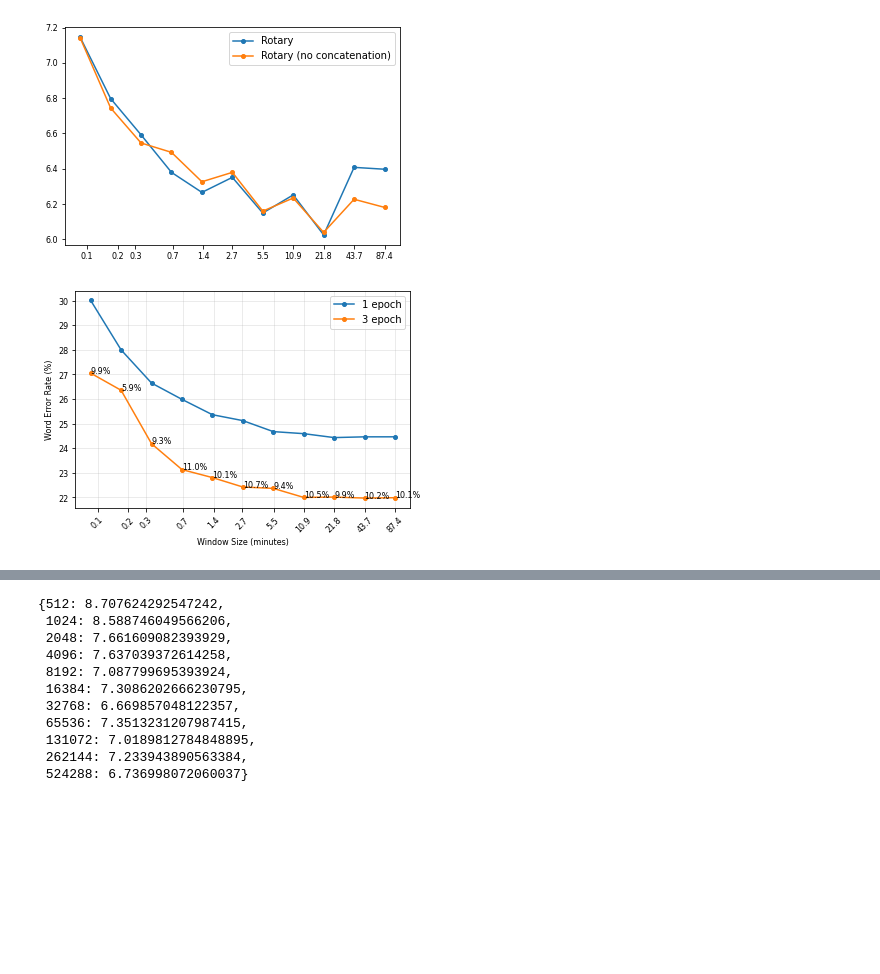
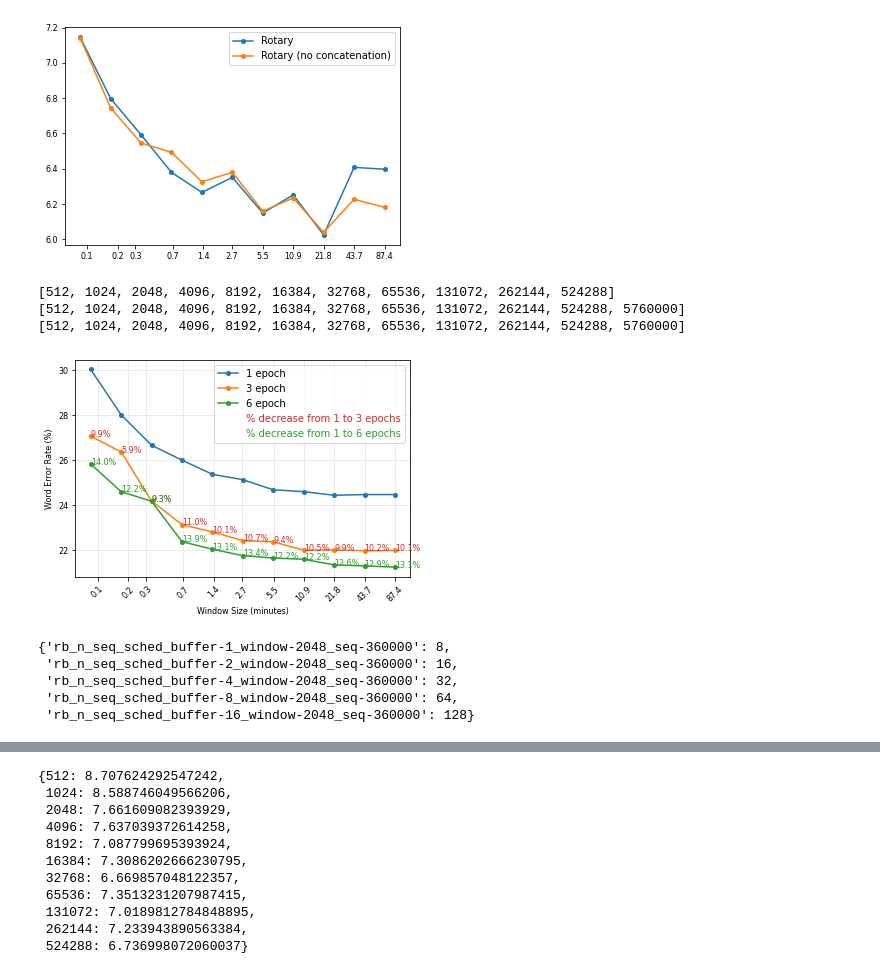
Before and after one commit to robflynnyh/long-context-asr, a Jupyter notebook: eval/results/eval.ipynb, the cells around one changed output, grey strips where cells are left out. Saved outputs shown, nothing was run; the diff lists cells and outputs as text; code cells hidden in the pictures; blank space fills up the shorter version.

```diff
--- a/eval/results/eval.ipynb
+++ b/eval/results/eval.ipynb
@@ -762,8 +762,12 @@ def get_windowed_data(csv, dataset='earnings22_full', subsampling=8, average_dup
 
         if id not in data_dict: data_dict[id] = [wer_entry]
         else: data_dict[id].append(wer_entry)
+    print(sorted(list(data_dict.keys())))
+    if 5760000 in data_dict: del data_dict[5760000]
+    # if 524288 in data_dict:
+    #     data_dict[360000] = data_dict[524288]
+    #     del data_dict[524288]
 
-    if 5760000 in data_dict: del data_dict[5760000]
 
     if not return_all:
         for key in data_dict.keys():
@@ -783,33 +787,72 @@ d = 'earnings22_full'
 
 csv1 = pd.read_csv('evals_rotary_pre_windowed.csv')
 data = get_windowed_data(csv1, dataset=d)
 csv2 = pd.read_csv('3epoch_pre_windowed.csv')
 data2 = get_windowed_data(csv2, dataset=d)
+csv3 = pd.read_csv('6epoch_pre_windowed.csv')
+data3 = get_windowed_data(csv3, dataset=d)
 
 plt.plot([el/100/60 for el in sorted(data.keys())], [data[key] for key in sorted(data.keys())], label='1 epoch', marker='o', markersize=4)
 plt.plot([el/100/60 for el in sorted(data2.keys())], [data2[key] for key in sorted(data2.keys())], label='3 epoch', marker='o', markersize=4)
+plt.plot([el/100/60 for el in sorted(data3.keys())], [data3[key] for key in sorted(data3.keys())], label='6 epoch', marker='o', markersize=4)
 # # log
+plt.plot([], [], ' ', label='% decrease from 1 to 3 epochs', color='tab:red')
 
-plt.legend()
+from matplotlib.lines import Line2D
+
+legend_elements = [
+    Line2D([0], [0], marker='o', color='tab:blue', label='1 epoch', markersize=4),
+    Line2D([0], [0], marker='o', color='tab:orange', label='3 epoch', markersize=4),
+    Line2D([0], [0], marker='o', color='tab:green', label='6 epoch', markersize=4),
+    # Color the text labels to match their corresponding percentage decrease colors
+    Line2D([0], [0], marker='', color='none',
+           label='% decrease from 1 to 3 epochs',
+           markerfacecolor='none',
+           markeredgecolor='none'),
+    Line2D([0], [0], marker='', color='none',
+           label='% decrease from 1 to 6 epochs',
+           markerfacecolor='none',
+           markeredgecolor='none')
+]
+
+legend=plt.legend(handles=legend_elements)
+legend_texts = legend.get_texts()
+legend_texts[3].set_color('tab:red')    # Change color of the 4th label
+legend_texts[4].set_color('tab:green')   #
 
 ax=plt.gca()
 ax.set_xscale('log', basex=2)
 ax.set_xticks([round(el/100/60, 1) for el in sorted(data.keys())])
 ax.get_xaxis().set_major_formatter(matplotlib.ticker.ScalarFormatter())
 plt.rc('xtick', labelsize=tw)
 plt.xticks(rotation=rot)
 plt.rc('ytick', labelsize=tw)
 
 plt.xlabel('Window Size (minutes)', fontsize=tw)
 plt.ylabel('Word Error Rate (%)', fontsize=tw)
 ax.grid(True, axis='both', alpha=0.3)
 
 pdcrease_1_3_epochs = get_pdcrease_at_x(data, data2)
+pdcrease_1_6_epochs = get_pdcrease_at_x(data, data3)
 # add pdcrease as text
 for key in pdcrease_1_3_epochs.keys():
-    plt.text(key/100/60, data2[key], f'{pdcrease_1_3_epochs[key]:.1f}%', fontsize=tw)
+    plt.text(key/100/60, data2[key], f'{pdcrease_1_3_epochs[key]:.1f}%', fontsize=tw, color='tab:red')
+for key in pdcrease_1_6_epochs.keys():
+    plt.text(key/100/60, data3[key], f'{pdcrease_1_6_epochs[key]:.1f}%', fontsize=tw, color='tab:green')
+
 
 plt.savefig('./windowed_attn_pdecrease_across_epochs.pdf', transparent = True, bbox_inches = 'tight')
 plt.show()
 # %% [output]
+[512, 1024, 2048, 4096, 8192, 16384, 32768, 65536, 131072, 262144, 524288]
+[512, 1024, 2048, 4096, 8192, 16384, 32768, 65536, 131072, 262144, 524288, 5760000]
+[512, 1024, 2048, 4096, 8192, 16384, 32768, 65536, 131072, 262144, 524288, 5760000]
-[figure, old version]
+[figure, new version]
+# %%
+buffers
+# %% [output]
+{'rb_n_seq_sched_buffer-1_window-2048_seq-360000': 8,
+ 'rb_n_seq_sched_buffer-2_window-2048_seq-360000': 16,
+ 'rb_n_seq_sched_buffer-4_window-2048_seq-360000': 32,
+ 'rb_n_seq_sched_buffer-8_window-2048_seq-360000': 64,
+ 'rb_n_seq_sched_buffer-16_window-2048_seq-360000': 128}
```
Also changed, not shown: parts of 2 cells of this notebook, 7 other files.
